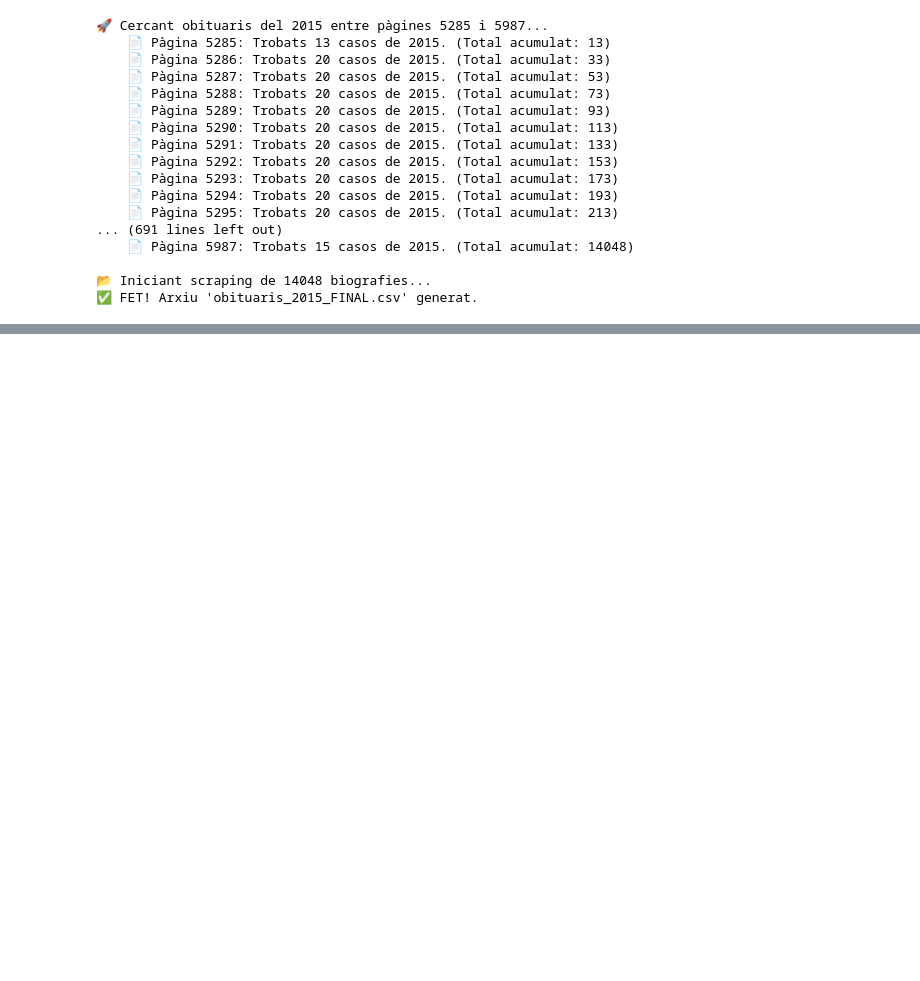
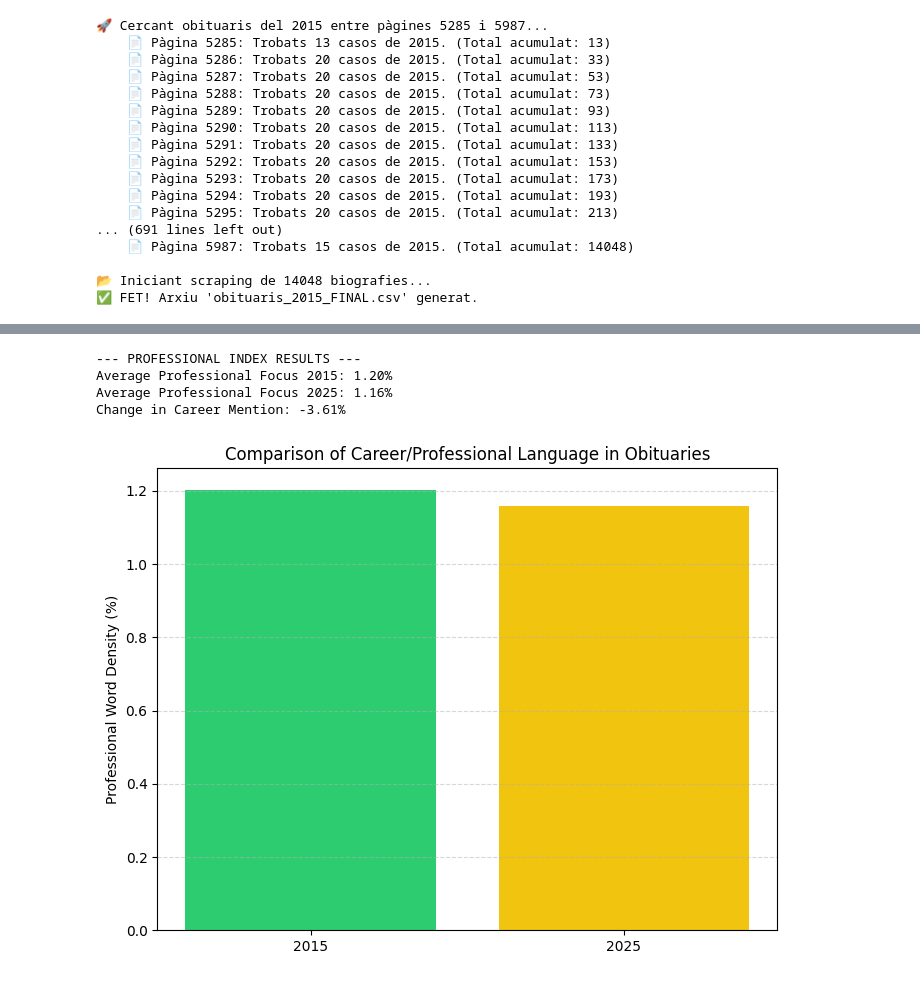
Before and after one commit to gallagelpi/text_minning, a Jupyter notebook: final_project.ipynb, the cells around one changed output, grey strips where cells are left out. Drawn from its saved outputs; the diff is of its cells as text; code cells hidden in the pictures; blank space fills up the shorter version.

```diff
--- a/final_project.ipynb
+++ b/final_project.ipynb
@@ -386,0 +443,62 @@ Topic 7: ['addition', 'death', 'chapel', 'receive', 'services', 'services held',
+# %%
+import pandas as pd
+import re
+import matplotlib.pyplot as plt
+
+# 1. PROFESSIONAL & CAREER DICTIONARY
+# We include words related to work, degrees, retirement, and specific roles
+professional_dict = [
+    'career', 'retired', 'worked', 'employed', 'professor', 'teacher',
+    'engineer', 'manager', 'director', 'business', 'company', 'university',
+    'degree', 'graduated', 'college', 'professional', 'owner', 'founder',
+    'department', 'industry', 'office', 'corporation', 'executive', 'nurse',
+    'doctor', 'military', 'veteran', 'served', 'army', 'navy', 'position'
+]
+
+def get_professional_index(text):
+    text = str(text).lower()
+    # Tokenize: 3+ letters to ignore 'he', 'is', 'at'
+    words = re.findall(r'\b\w{3,}\b', text)
+    if not words: return 0
+
+    # Count matches from the dictionary
+    count = sum(1 for word in words if any(prof_word in word for prof_word in professional_dict))
+
+    # Percentage of the text dedicated to career
+    return (count / len(words)) * 100
+
+def analyze_year(file_path):
+    df = pd.read_csv(file_path).dropna(subset=['biografia'])
+    # Clean technical errors
+    df = df[~df['biografia'].str.contains("Error|Text no trobat|massa curt", case=False)]
+
+    df['prof_index'] = df['biografia'].apply(get_professional_index)
+    return df['prof_index']
+
+# 2. EXECUTION
+prof_2015 = analyze_year("obituaris_2015_FINAL.csv")
+prof_2025 = analyze_year("obituaris_2025_FINAL.csv")
+
+# 3. STATISTICAL RESULTS
+mean_15 = prof_2015.mean()
+mean_25 = prof_2025.mean()
+diff = ((mean_25 - mean_15) / mean_15) * 100
+
+print(f"--- PROFESSIONAL INDEX RESULTS ---")
+print(f"Average Professional Focus 2015: {mean_15:.2f}%")
+print(f"Average Professional Focus 2025: {mean_25:.2f}%")
+print(f"Change in Career Mention: {diff:.2f}%")
+
+# 4. VISUALIZATION
+plt.figure(figsize=(8, 6))
+plt.bar(['2015', '2025'], [mean_15, mean_25], color=['#2ecc71', '#f1c40f'])
+plt.ylabel('Professional Word Density (%)')
+plt.title('Comparison of Career/Professional Language in Obituaries')
+plt.grid(axis='y', linestyle='--', alpha=0.5)
+plt.show()
+# %% [output]
+--- PROFESSIONAL INDEX RESULTS ---
+Average Professional Focus 2015: 1.20%
+Average Professional Focus 2025: 1.16%
+Change in Career Mention: -3.61%
+[figure, added]
```
Also changed, not shown: parts of 5 cells of this notebook, 1 other file.
